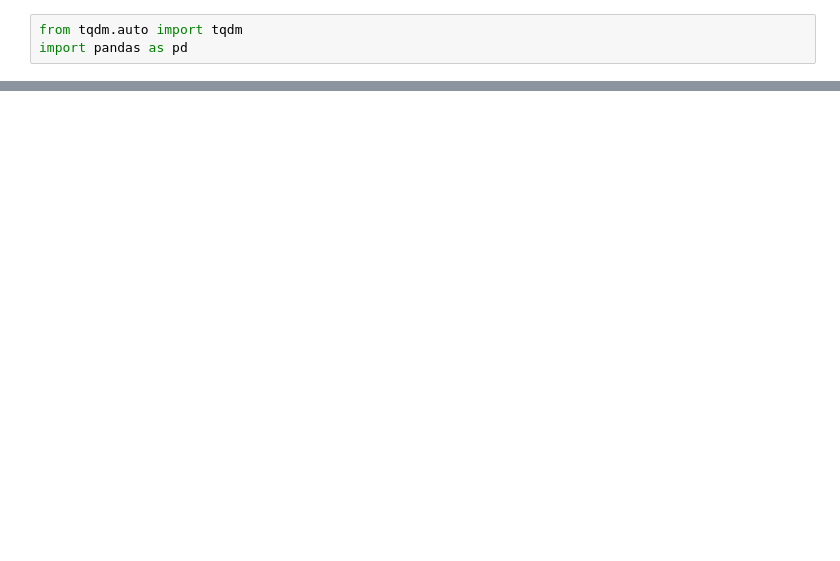
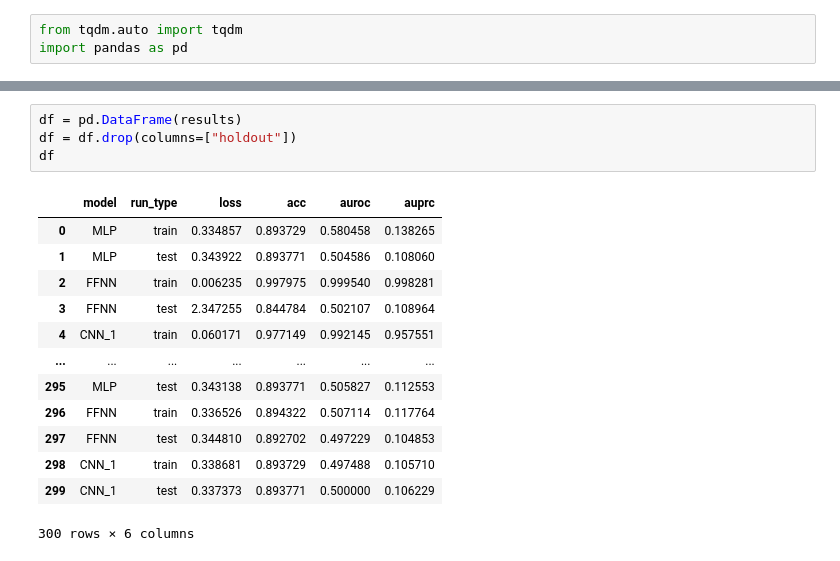
Before and after one commit to odococo/bioinformatica, a Jupyter notebook: Jupyter/Modelli/HEK/Dati sequenza/Models_EN_HEK.ipynb, the cells around one changed output, grey strips where cells are left out. Cells and saved outputs as stored; diff of their text form; blank space fills up the shorter version.

```diff
--- a/Jupyter/Modelli/HEK/Dati sequenza/Models_EN_HEK.ipynb
+++ b/Jupyter/Modelli/HEK/Dati sequenza/Models_EN_HEK.ipynb
@@ -929,5 +927,23 @@ else:
                 }
             })
             compress_json.local_dump(results,  f"results_{cell_line}_{regions}.json")
+# %%
+df = pd.DataFrame(results)
+df = df.drop(columns=["holdout"])
+df
+# %% [output]
+|  | model | run_type | loss | acc | auroc | auprc |
+| 0 | MLP | train | 0.334857 | 0.893729 | 0.580458 | 0.138265 |
+| 1 | MLP | test | 0.343922 | 0.893771 | 0.504586 | 0.108060 |
+| 2 | FFNN | train | 0.006235 | 0.997975 | 0.999540 | 0.998281 |
+| 3 | FFNN | test | 2.347255 | 0.844784 | 0.502107 | 0.108964 |
+| 4 | CNN_1 | train | 0.060171 | 0.977149 | 0.992145 | 0.957551 |
+| ... | ... | ... | ... | ... | ... | ... |
+| 295 | MLP | test | 0.343138 | 0.893771 | 0.505827 | 0.112553 |
+| 296 | FFNN | train | 0.336526 | 0.894322 | 0.507114 | 0.117764 |
+| 297 | FFNN | test | 0.344810 | 0.892702 | 0.497229 | 0.104853 |
+| 298 | CNN_1 | train | 0.338681 | 0.893729 | 0.497488 | 0.105710 |
+| 299 | CNN_1 | test | 0.337373 | 0.893771 | 0.500000 | 0.106229 |
+300 rows × 6 columns
 # %%
 from barplots import barplots
```
Also changed, not shown: parts of 7 cells of this notebook, 30 other files.
